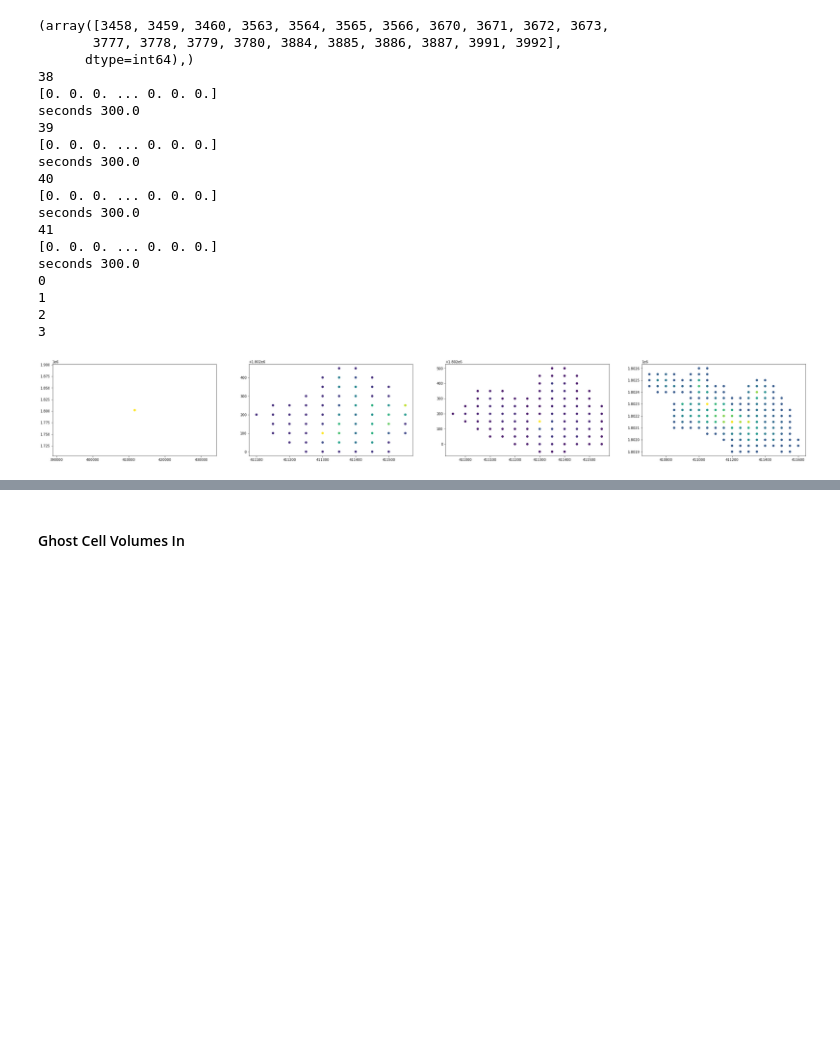
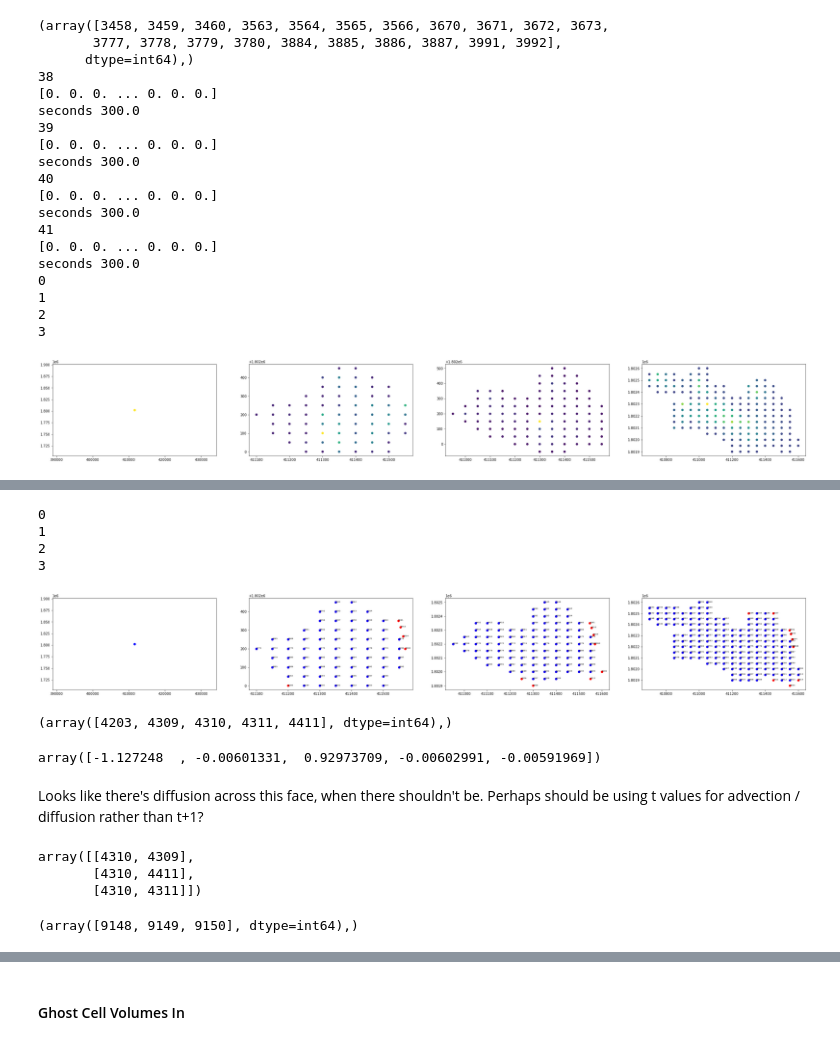
Before and after one commit to EcohydrologyTeam/ClearWater-riverine, a Jupyter notebook: examples/Sparse_Matrix_Framework-muncie.ipynb, the cells around one changed output, grey strips where cells are left out. Cells and saved outputs as stored; diff of their text form; code cells hidden in the pictures; blank space fills up the shorter version.

```diff
--- a/examples/Sparse_Matrix_Framework-muncie.ipynb
+++ b/examples/Sparse_Matrix_Framework-muncie.ipynb
@@ -999,0 +1000,45 @@ here
+# %%
+fig, ax = plt.subplots(1,4)
+for t in range(len(times)):
+    print(t)
+    ind = np.where(concs[t] > 0)[0]
+    if len(ind) > 0:
+        ax[t].scatter(ds_zarr['face_x'][ind], ds_zarr['face_y'][ind], color='red')
+        for v in ind:
+            ax[t].annotate(v, (ds_zarr['face_x'][v], ds_zarr['face_y'][v]), fontsize=6)
+    else:
+        pass
+    ind = np.where(output[t] > 0)[0]
+    ax[t].scatter(ds_zarr['face_x'][ind], ds_zarr['face_y'][ind], color='blue')
+
+
+fig.set_size_inches(40, 5)
+# %% [output]
+0
+1
+2
+3
+[figure, added]
+# %%
+# examine a connection to empty cell (4411)
+np.where(A.toarray()[4310] != 0)
+# %% [output]
+(array([4203, 4309, 4310, 4311, 4411], dtype=int64),)
+# %%
+# examine a connection to empty cell
+A.toarray()[4310][np.where(A.toarray()[4310] != 0)]
+# %% [output]
+array([-1.127248  , -0.00601331,  0.92973709, -0.00602991, -0.00591969])
+# %% [markdown]
+Looks like there's diffusion across this face, when there shouldn't be. Perhaps should be using t values for advection / diffusion rather than t+1?
+# %%
+# find connection between 4310 and 4411
+ds_zarr['edge_face_connectivity'][np.where(f1 == 4310)].values
+# %% [output]
+array([[4310, 4309],
+       [4310, 4411],
+       [4310, 4311]])
+# %%
+np.where(f1 == 4310)
+# %% [output]
+(array([9148, 9149, 9150], dtype=int64),)
```
Also changed, not shown: parts of 31 cells of this notebook.
